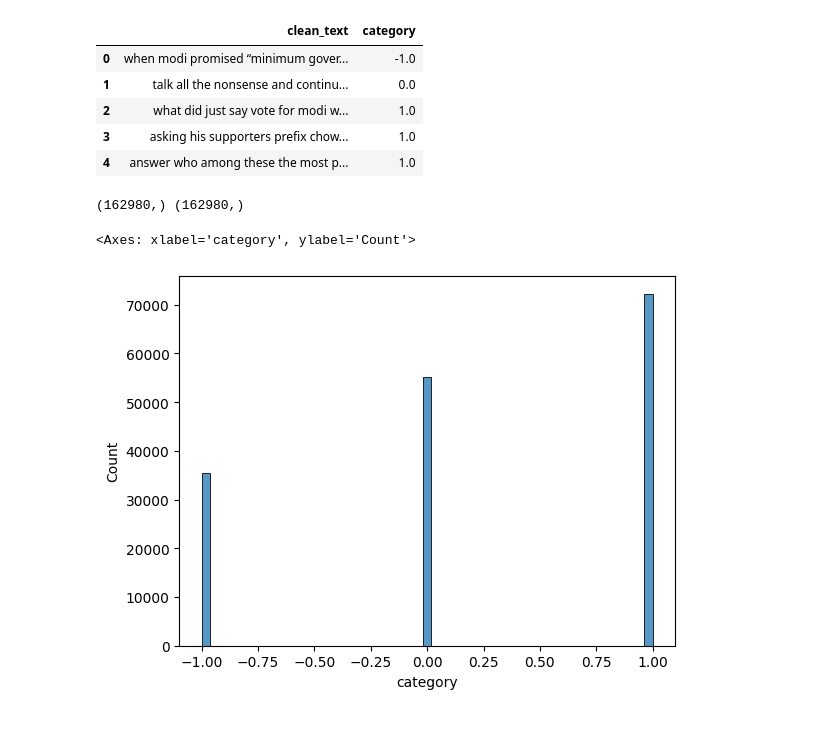
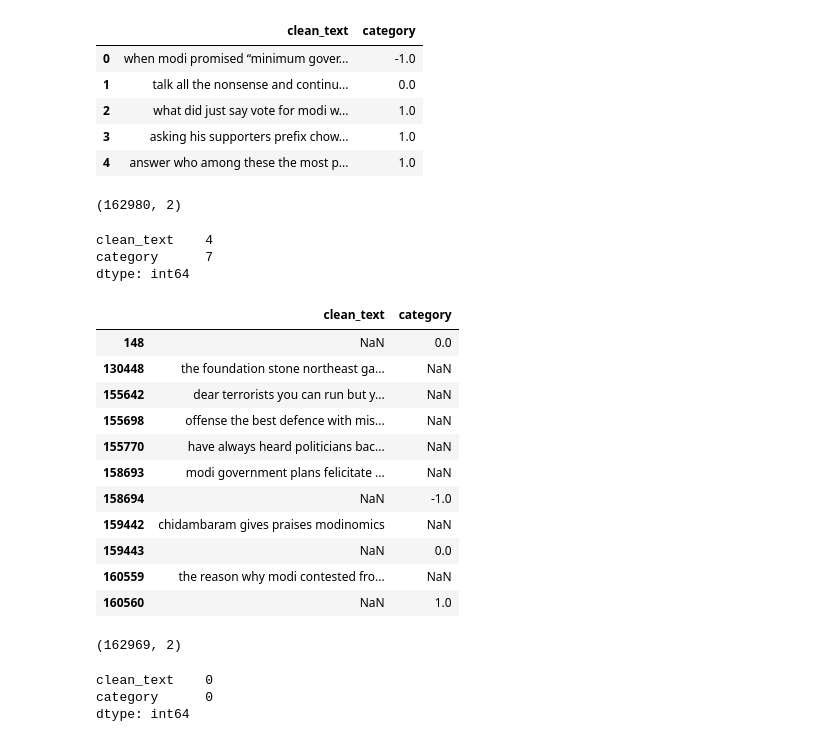
Before and after one commit to dr-a-r/Sentiment-Analysis-NLP, a Jupyter notebook: sentiment analysis.ipynb, the cells around one changed output. Cells and saved outputs as stored; diff of their text form; code cells hidden in the pictures.

```diff
--- a/sentiment analysis.ipynb
+++ b/sentiment analysis.ipynb
@@ -21,9 +25,37 @@ X = df.clean_text
-# %%
-print(X.shape,y.shape)
-# %% [output]
-(162980,) (162980,)
-# %%
-sns.histplot(y)
-# %% [output]
-<Axes: xlabel='category', ylabel='Count'>
-[figure, removed]
+# %%
+df.shape
+# %% [output]
+(162980, 2)
+# %%
+df.isnull().sum()
+# %% [output]
+clean_text    4
+category      7
+dtype: int64
+# %%
+null_rows = df[df.isnull().any(axis=1)]
+null_rows
+# %% [output]
+|  | clean_text | category |
+| 148 | NaN | 0.0 |
+| 130448 | the foundation stone northeast ga... | NaN |
+| 155642 | dear terrorists you can run but y... | NaN |
+| 155698 | offense the best defence with mis... | NaN |
+| 155770 | have always heard politicians bac... | NaN |
+| 158693 | modi government plans felicitate ... | NaN |
+| 158694 | NaN | -1.0 |
+| 159442 | chidambaram gives praises modinomics | NaN |
+| 159443 | NaN | 0.0 |
+| 160559 | the reason why modi contested fro... | NaN |
+| 160560 | NaN | 1.0 |
+# %%
+df = df.dropna()
+df.shape
+# %% [output]
+(162969, 2)
+# %%
+df.isnull().sum()
+# %% [output]
+clean_text    0
+category      0
+dtype: int64
```
Also changed, not shown: parts of 5 cells of this notebook.
